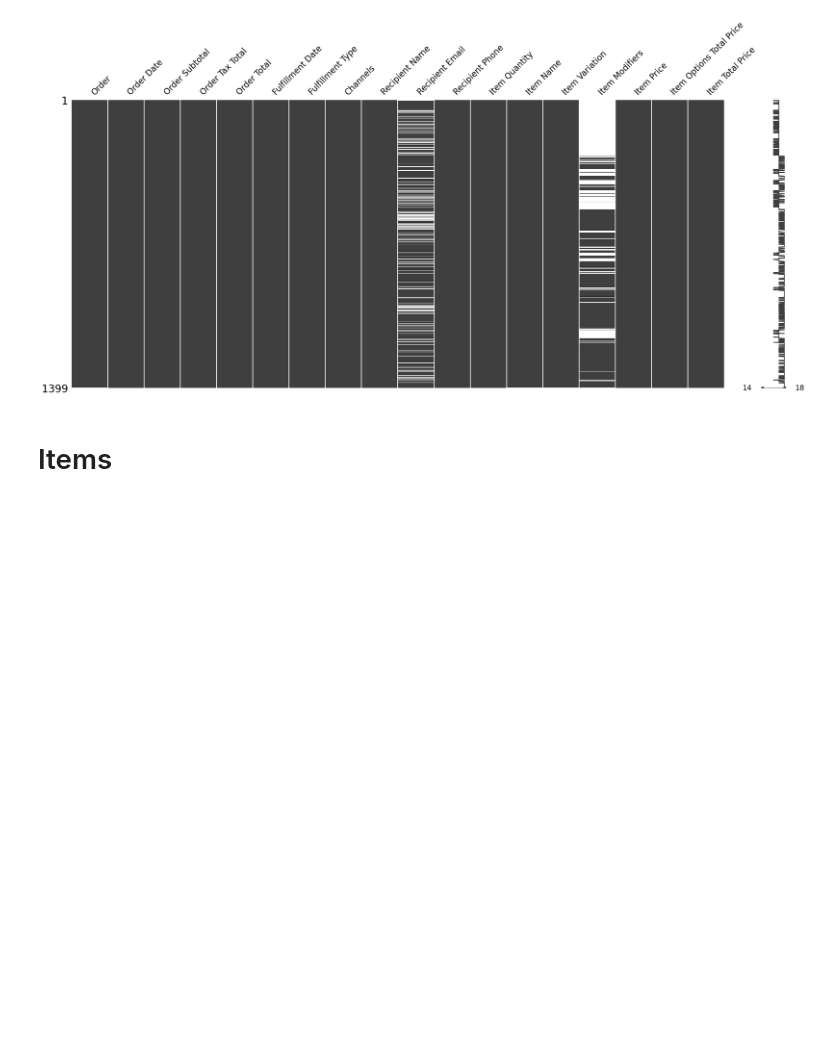
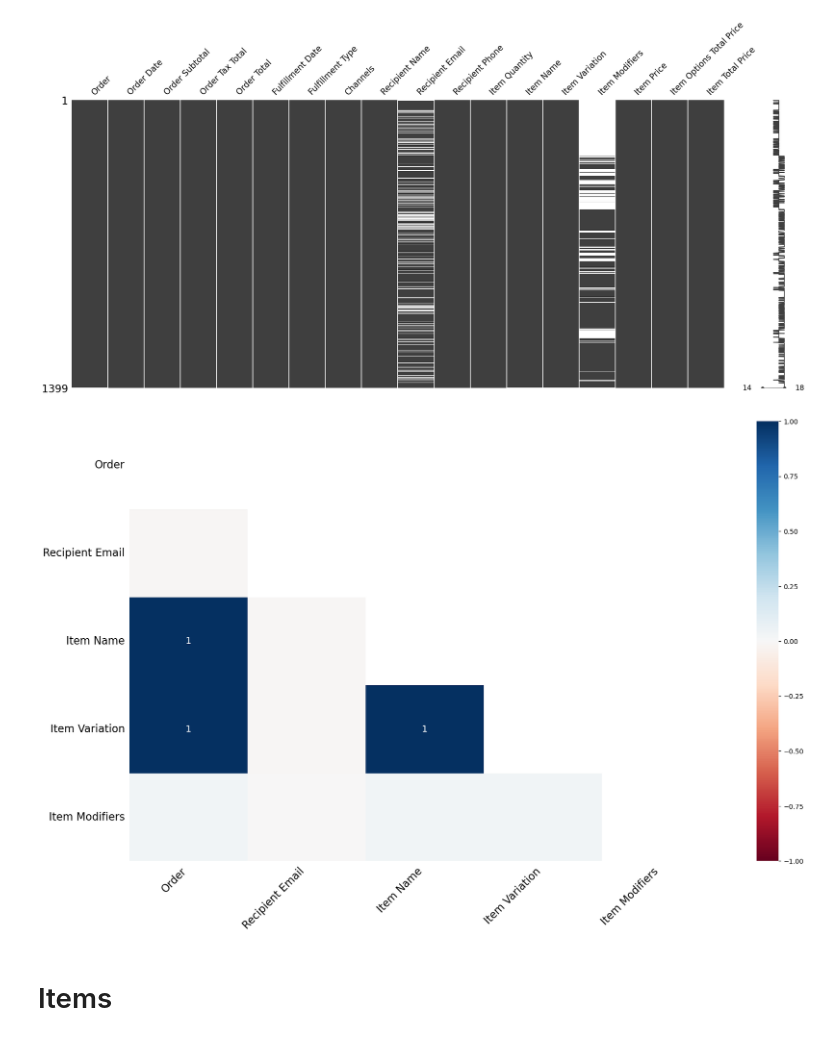
Before and after one commit to ajamkotc/belly_rubb_analysis, a Jupyter notebook: notebooks/1.0-aj-initial-data-exploration.ipynb, the cells around one changed output. Cells and saved outputs as stored; diff of their text form; code cells hidden in the pictures; blank space fills up the shorter version.

```diff
--- a/notebooks/wrangling.ipynb
+++ b/notebooks/1.0-aj-initial-data-exploration.ipynb
@@ -106,6 +143,12 @@ msno.matrix(sorted_item_options)
 plt.show()
 # %% [output]
 [figure]
+# %%
+msno.heatmap(orders_processed_df)
+
+plt.show()
+# %% [output]
+[figure, added]
 # %%
 orders_processed_df[orders_processed_df['Item Price'] == max(orders_processed_df['Item Price'])]
 # %% [markdown]
```
Also changed, not shown: parts of 5 cells of this notebook, 1 other file.
